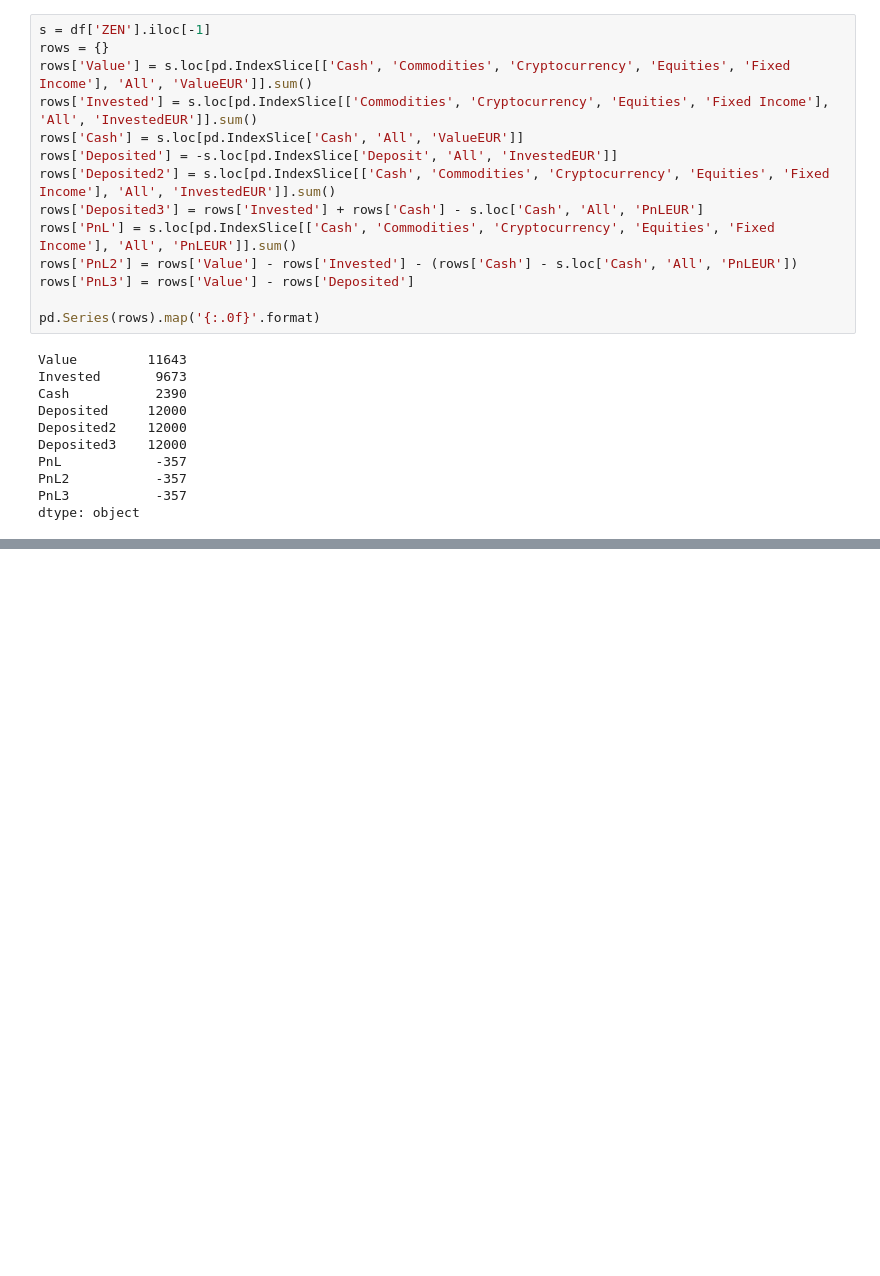
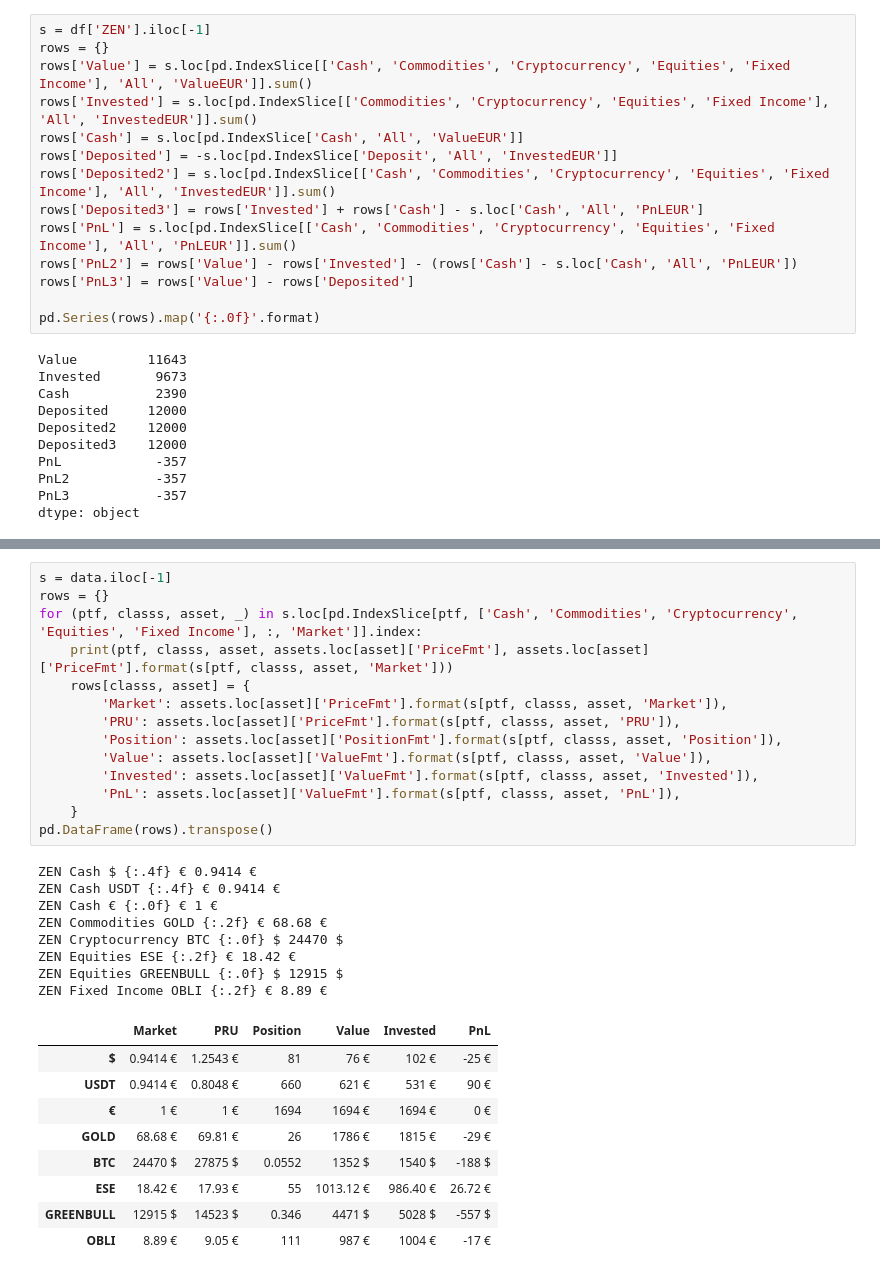
Before and after one commit to vixen-cordier/dashboards, a Jupyter notebook: book.ipynb, the cells around one changed output, grey strips where cells are left out. Drawn from its saved outputs; the diff is of its cells as text; blank space fills up the shorter version.

```diff
--- a/book.ipynb
+++ b/book.ipynb
@@ -254,0 +322,32 @@ dtype: object
+# %%
+s = data.iloc[-1]
+rows = {}
+for (ptf, classs, asset, _) in s.loc[pd.IndexSlice[ptf, ['Cash', 'Commodities', 'Cryptocurrency', 'Equities', 'Fixed Income'], :, 'Market']].index:
+    print(ptf, classs, asset, assets.loc[asset]['PriceFmt'], assets.loc[asset]['PriceFmt'].format(s[ptf, classs, asset, 'Market']))
+    rows[classs, asset] = {
+        'Market': assets.loc[asset]['PriceFmt'].format(s[ptf, classs, asset, 'Market']),
+        'PRU': assets.loc[asset]['PriceFmt'].format(s[ptf, classs, asset, 'PRU']),
+        'Position': assets.loc[asset]['PositionFmt'].format(s[ptf, classs, asset, 'Position']),
+        'Value': assets.loc[asset]['ValueFmt'].format(s[ptf, classs, asset, 'Value']),
+        'Invested': assets.loc[asset]['ValueFmt'].format(s[ptf, classs, asset, 'Invested']),
+        'PnL': assets.loc[asset]['ValueFmt'].format(s[ptf, classs, asset, 'PnL']),
+    }
+pd.DataFrame(rows).transpose()
+# %% [output]
+ZEN Cash $ {:.4f} € 0.9414 €
+ZEN Cash USDT {:.4f} € 0.9414 €
+ZEN Cash € {:.0f} € 1 €
+ZEN Commodities GOLD {:.2f} € 68.68 €
+ZEN Cryptocurrency BTC {:.0f} $ 24470 $
+ZEN Equities ESE {:.2f} € 18.42 €
+ZEN Equities GREENBULL {:.0f} $ 12915 $
+ZEN Fixed Income OBLI {:.2f} € 8.89 €
+|  | Market | PRU | Position | Value | Invested | PnL |
+| $ | 0.9414 € | 1.2543 € | 81 | 76 € | 102 € | -25 € |
+| USDT | 0.9414 € | 0.8048 € | 660 | 621 € | 531 € | 90 € |
+| € | 1 € | 1 € | 1694 | 1694 € | 1694 € | 0 € |
+| GOLD | 68.68 € | 69.81 € | 26 | 1786 € | 1815 € | -29 € |
+| BTC | 24470 $ | 27875 $ | 0.0552 | 1352 $ | 1540 $ | -188 $ |
+| ESE | 18.42 € | 17.93 € | 55 | 1013.12 € | 986.40 € | 26.72 € |
+| GREENBULL | 12915 $ | 14523 $ | 0.346 | 4471 $ | 5028 $ | -557 $ |
+| OBLI | 8.89 € | 9.05 € | 111 | 987 € | 1004 € | -17 € |
```
Also changed, not shown: parts of 3 cells of this notebook, 1 other file.
